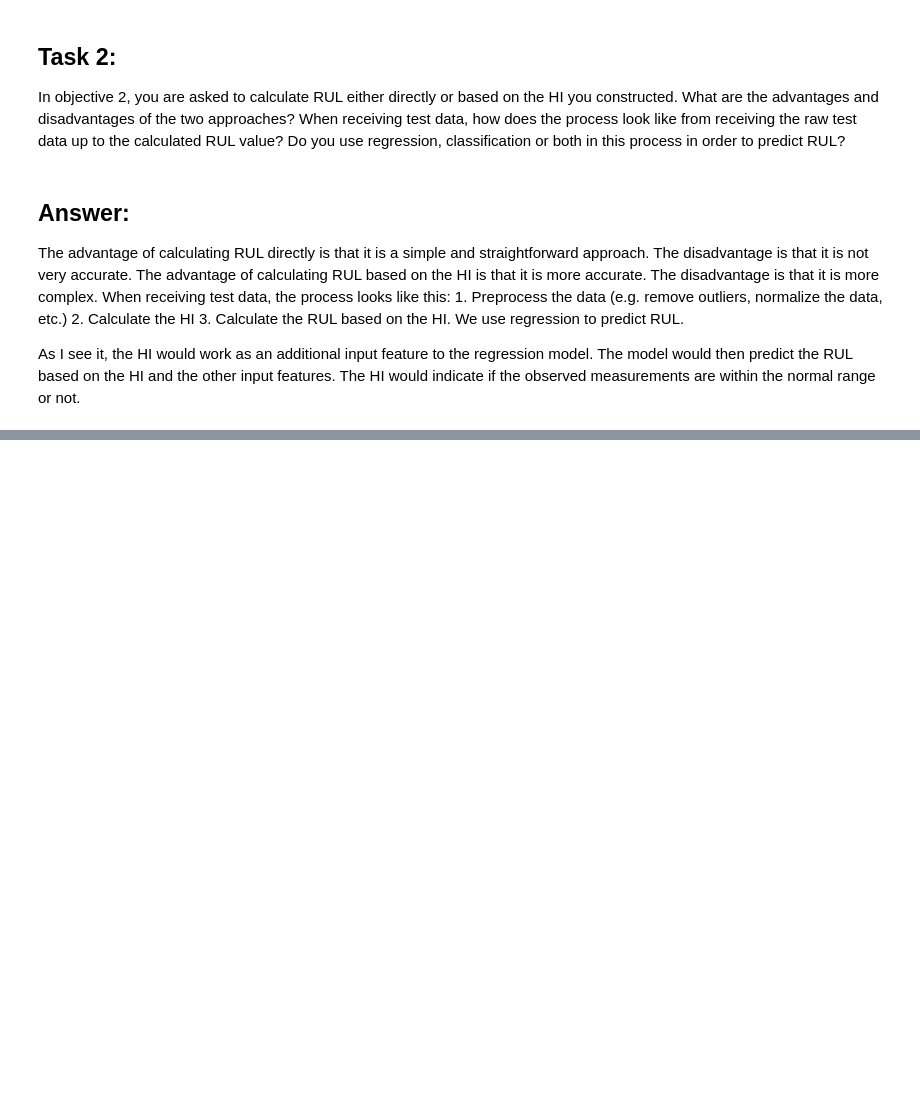
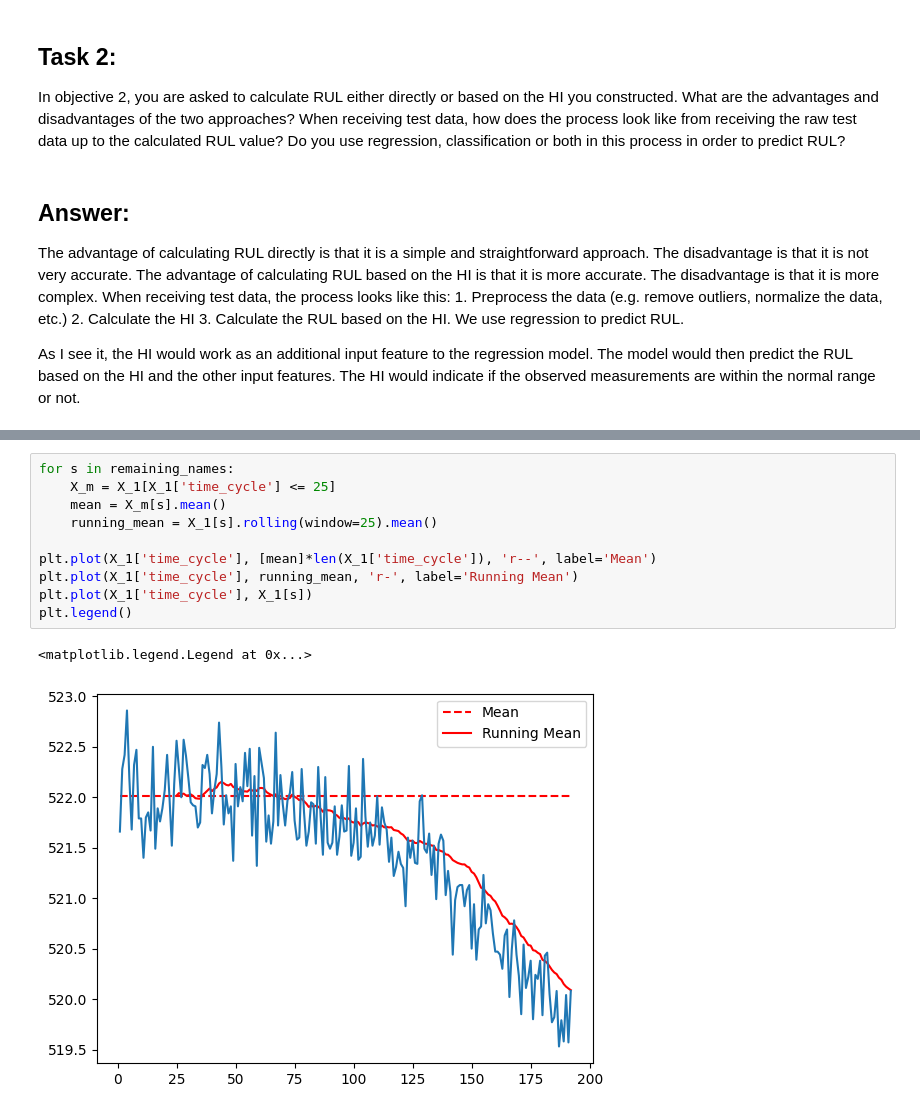
Before and after one commit to johannes2moll/PM_Group5, a Jupyter notebook: Week2.ipynb, the cells around one changed output, grey strips where cells are left out. Saved outputs shown, nothing was run; the diff lists cells and outputs as text; blank space fills up the shorter version.

```diff
--- a/Week2.ipynb
+++ b/Week2.ipynb
@@ -23,0 +73,13 @@ As I see it, the HI would work as an additional input feature to the regression
+# %%
+for s in remaining_names:
+    X_m = X_1[X_1['time_cycle'] <= 25]
+    mean = X_m[s].mean()
+    running_mean = X_1[s].rolling(window=25).mean()
+
+plt.plot(X_1['time_cycle'], [mean]*len(X_1['time_cycle']), 'r--', label='Mean')
+plt.plot(X_1['time_cycle'], running_mean, 'r-', label='Running Mean')
+plt.plot(X_1['time_cycle'], X_1[s])
+plt.legend()
+# %% [output]
+<matplotlib.legend.Legend at 0x...>
+[figure, added]
```
Also changed, not shown: parts of 7 cells of this notebook.
